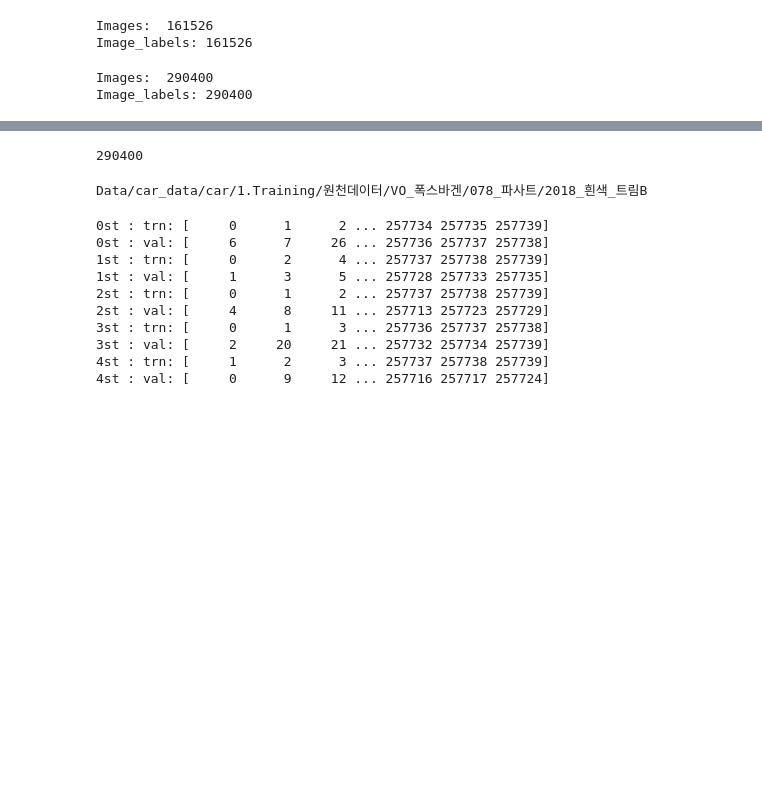
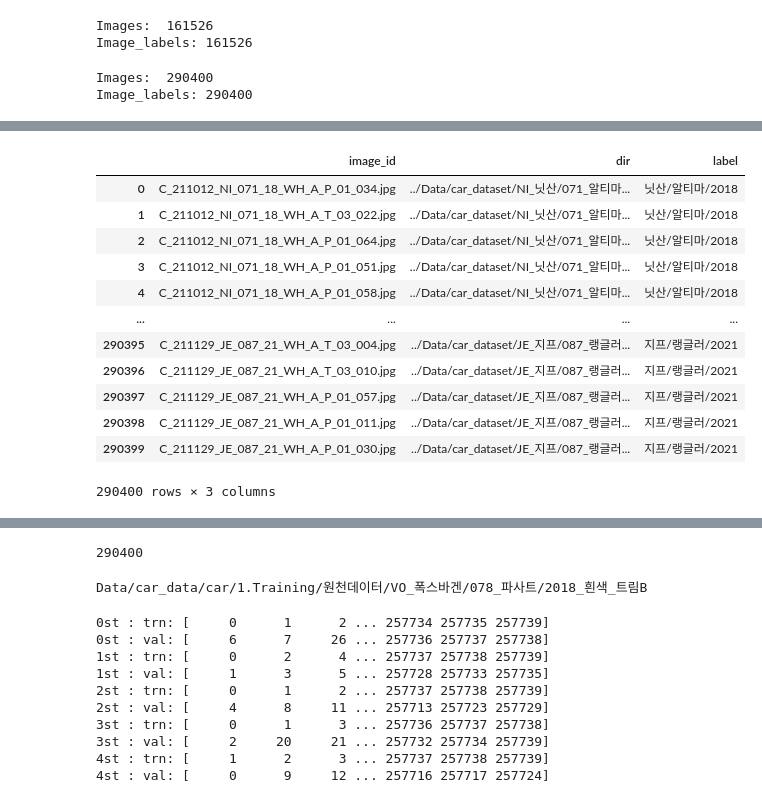
Before and after one commit to hojunking/efficientnet_pytorch, a Jupyter notebook: classification_train.ipynb, the cells around one changed output, grey strips where cells are left out. Cells and saved outputs as stored; diff of their text form; code cells hidden in the pictures; blank space fills up the shorter version.

```diff
--- a/classification_train.ipynb
+++ b/classification_train.ipynb
@@ -131,0 +160,17 @@ train
+# %%
+train.drop(0)
+train
+# %% [output]
+|  | image_id | dir | label |
+| 0 | C_211012_NI_071_18_WH_A_P_01_034.jpg | ../Data/car_dataset/NI_닛산/071_알티마... | 닛산/알티마/2018 |
+| 1 | C_211012_NI_071_18_WH_A_T_03_022.jpg | ../Data/car_dataset/NI_닛산/071_알티마... | 닛산/알티마/2018 |
+| 2 | C_211012_NI_071_18_WH_A_P_01_064.jpg | ../Data/car_dataset/NI_닛산/071_알티마... | 닛산/알티마/2018 |
+| 3 | C_211012_NI_071_18_WH_A_P_01_051.jpg | ../Data/car_dataset/NI_닛산/071_알티마... | 닛산/알티마/2018 |
+| 4 | C_211012_NI_071_18_WH_A_P_01_058.jpg | ../Data/car_dataset/NI_닛산/071_알티마... | 닛산/알티마/2018 |
+| ... | ... | ... | ... |
+| 290395 | C_211129_JE_087_21_WH_A_T_03_004.jpg | ../Data/car_dataset/JE_지프/087_랭글러... | 지프/랭글러/2021 |
+| 290396 | C_211129_JE_087_21_WH_A_T_03_010.jpg | ../Data/car_dataset/JE_지프/087_랭글러... | 지프/랭글러/2021 |
+| 290397 | C_211129_JE_087_21_WH_A_P_01_057.jpg | ../Data/car_dataset/JE_지프/087_랭글러... | 지프/랭글러/2021 |
+| 290398 | C_211129_JE_087_21_WH_A_P_01_011.jpg | ../Data/car_dataset/JE_지프/087_랭글러... | 지프/랭글러/2021 |
+| 290399 | C_211129_JE_087_21_WH_A_P_01_030.jpg | ../Data/car_dataset/JE_지프/087_랭글러... | 지프/랭글러/2021 |
+290400 rows × 3 columns
```
Also changed, not shown: parts of 9 cells of this notebook, 1 other file.
